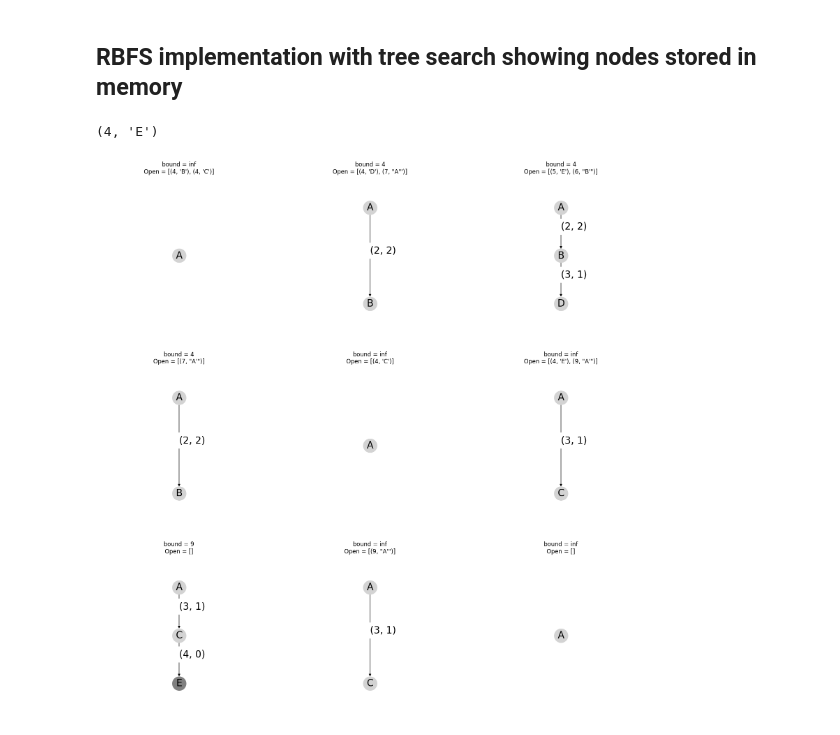
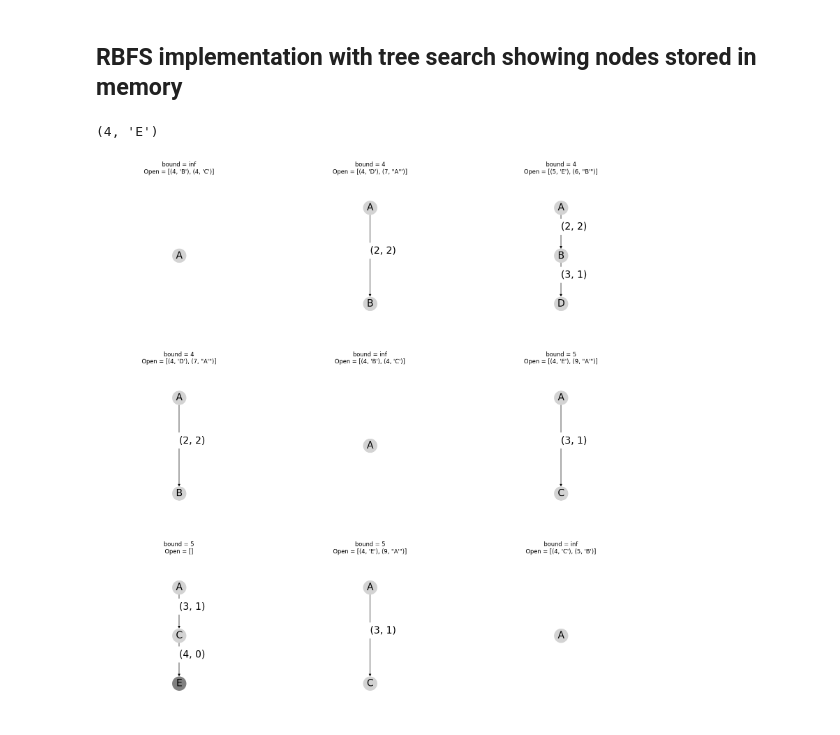
Before and after one commit to jorcisai/SIN, a Jupyter notebook: block1/search/A star/rbfs.ipynb, the cells around one changed output. Cells and saved outputs as stored; diff of their text form; code cells hidden in the pictures.

```diff
--- a/block1/search/A star/rbfs.ipynb
+++ b/block1/search/A star/rbfs.ipynb
@@ -58,20 +59,21 @@ def bt(G, W, s, gs, Fs, h, bound, Target):
   Open = []
   for n in G[s]:
     fn = gs + W[(s,n)] + h[n]
-    heapq.heappush(Open,(max(fn, Fs),n));
+    heapq.heappush(Open,(max(fn, Fs),n))
+  if Open == []: return (math.inf, None)
   while True:
-    if Open == []: return (math.inf, None)
-    (bestf, bestn) = heapq.heappop(Open)
+    (bestf, bestn) = Open[0]
     if bestf > bound: return (bestf, None)
-    if Open != []:
-      nextf = Open[0][0]
+    if len(Open) > 1:
+      nextf = Open[1][0]
     else:
       nextf = math.inf
     (bestf,target) = bt(G,W,bestn,gs + W[(s,bestn)],bestf, h, min(bound, nextf),Target)
     if target != None: return (bestf,target)
+    Open[0] = (bestf,bestn); heapq._siftup(Open,0)
 
 def rbfs(G, W, s, h, Target):
-  gs = 0; Fs = -math.inf; bound = math.inf
+  gs = 0; fs = gs + h[s]; Fs = fs; bound = math.inf
   return bt(G, W, s, gs, Fs, h, bound, Target)
 
 print(rbfs(G,W,source,h,Target))
@@ -104,36 +106,37 @@ import heapq
 
 def bt(G, W, s, gs, Fs, h, bound, Target):
   if s[0] in Target:
     draw_graph(DG, DW, source, [], bound, [s])
     return (gs, s)
   Open = []
   for n in G[s[0]]:
     fn = gs + W[(s[0],n)] + h[n]
     while n in DG: n+="'"
     heapq.heappush(Open,(max(fn, Fs),n))
   draw_graph(DG, DW, source, Open, bound)
   Adj = DG[s]
+  if Open == []: return (math.inf, None)
   while True:
-    if Open == []: return (math.inf, None)
-    (bestf, bestn) = heapq.heappop(Open)
+    (bestf, bestn) = Open[0]
     if bestf > bound: return (bestf, None)
-    if Open != []:
-      nextf = Open[0][0]
+    if len(Open) > 1:
+      nextf = Open[1][0]
     else:
       nextf = math.inf
     Adj.append(bestn); DG[s]=Adj; DG.update({bestn:[]}); DW.update({(s,bestn):(gs + W[(s[0],bestn[0])],h[bestn[0]])})
     (bestf,target) = bt(G,W,bestn,gs + W[(s,bestn)],bestf, h, min(bound, nextf),Target)
     Adj.remove(bestn); DG[s]=Adj; del DG[bestn]; del DW[(s,bestn)]
     draw_graph(DG, DW, source, Open, bound)
     if target != None: return (bestf,target)
+    Open[0] = (bestf,bestn); heapq._siftup(Open,0)
 
 def rbfs(G, W, s, h, Target):
-  gs = 0; Fs = -math.inf; bound = math.inf
+  gs = 0; fs = gs + h[s]; Fs = fs; bound = math.inf
   DG.update({s:[]})
   return bt(G, W, s, 0, Fs, h, bound, Target)
 
 DG = {}; DW = {}
 print(rbfs(G,W,source,h,Target))
 # %% [output]
 (4, 'E')
-[figure, old version]
+[figure, new version]
```
Also changed, not shown: parts of 1 cell of this notebook, 1 other file.
